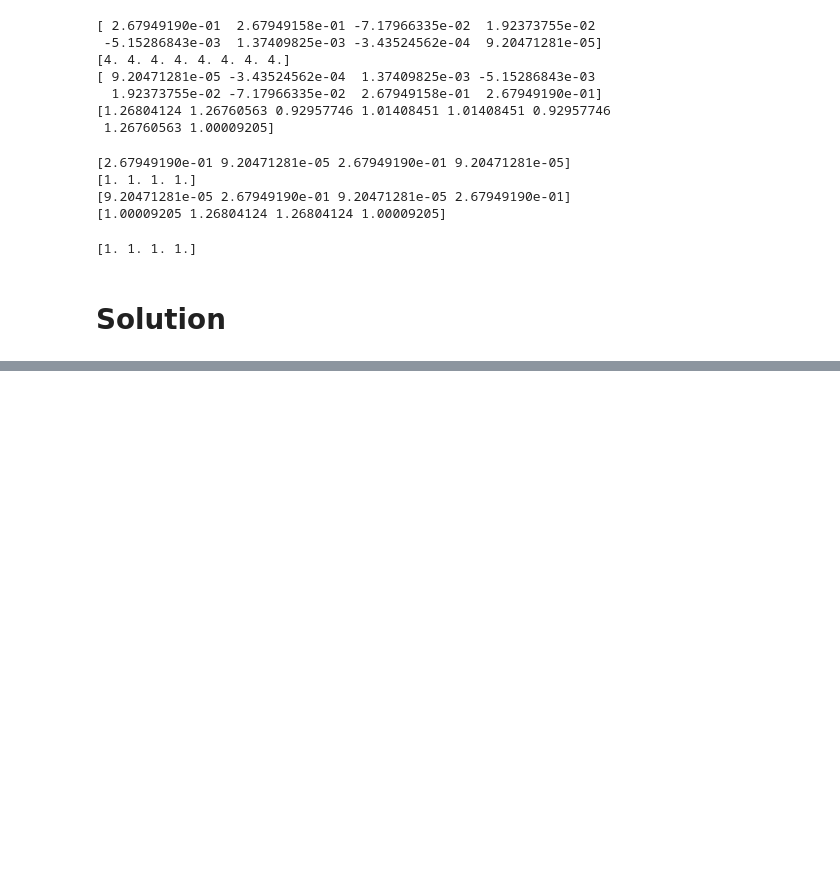
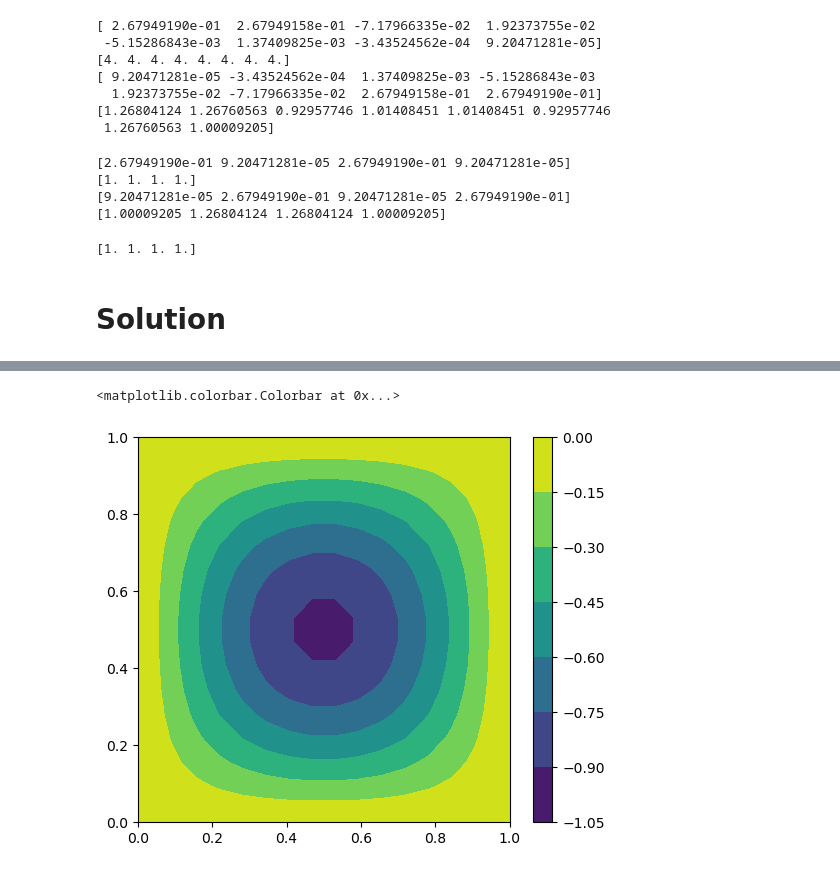
Before and after one commit to dontempty/PaScaL_TDMA_lab, a Jupyter notebook: examples_lab/lab.ipynb, the cells around one changed output, grey strips where cells are left out. Drawn from its saved outputs; the diff is of its cells as text; code cells hidden in the pictures; blank space fills up the shorter version.

```diff
--- a/examples_lab/lab.ipynb
+++ b/examples_lab/lab.ipynb
@@ -343,0 +344,11 @@ plt.colorbar()
+# %%
+error = solution - exact_solution
+
+X, Y = np.meshgrid(x, y)
+
+plt.figure(figsize=(6, 5))
+plt.contourf(X, Y, error)
+plt.colorbar()
+# %% [output]
+<matplotlib.colorbar.Colorbar at 0x...>
+[figure, added]
```
Also changed, not shown: parts of 4 cells of this notebook, 10 other files.
